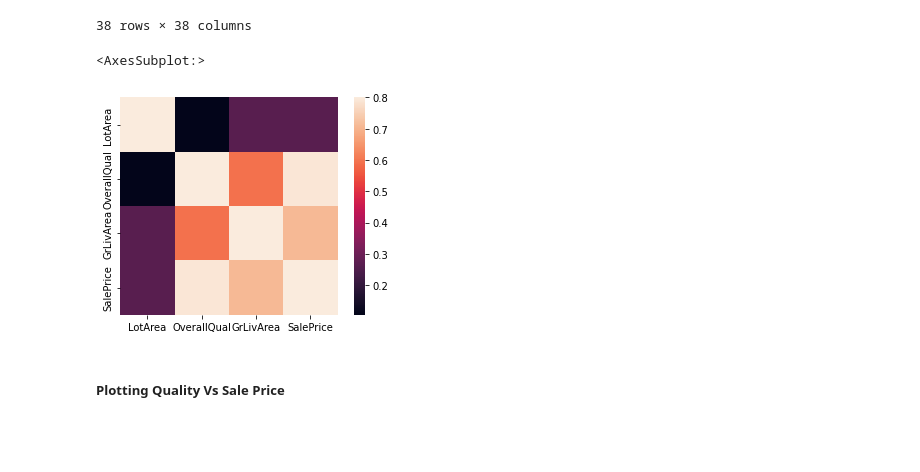
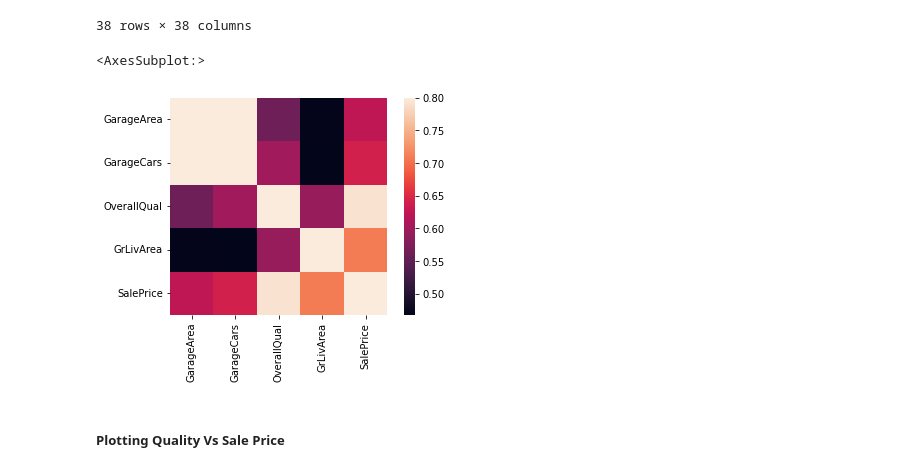
Before and after one commit to jatinchawda1503/dsp-jatin-chawda, a Jupyter notebook: notebooks/house-prices-modeling.ipynb, the cells around one changed output. Saved outputs shown, nothing was run; the diff lists cells and outputs as text; code cells hidden in the pictures; blank space fills up the shorter version.

Commit message:
Playing with data

```diff
--- a/notebooks/house-prices-modeling.ipynb
+++ b/notebooks/house-prices-modeling.ipynb
@@ -9,7 +9,7 @@ from sklearn.linear_model import LinearRegression
 from sklearn.metrics import mean_squared_log_error
 from sklearn.metrics import r2_score
 # %%
-data = pd.read_csv("data/train.csv")
+data = pd.read_csv("../data/train.csv")
 # %% [markdown]
 #### Checking the data
 # %%
@@ -74,10 +74,10 @@ correlation
 | SalePrice | -0.021917 | -0.084284 | 0.351799 | 0.263843 | 0.790982 | -0.077856 | 0.522897 | 0.507101 | ... |
 38 rows × 38 columns
 # %%
-sns.heatmap(data[['LotArea', 'Neighborhood', 'OverallQual','GrLivArea','SalePrice']].corr(), vmax=.8, square=True)
+sns.heatmap(data[['GarageArea', 'GarageCars', 'OverallQual','GrLivArea','SalePrice']].corr(), vmax=.8, square=True)
 # %% [output]
 <AxesSubplot:>
-[figure, old version]
+[figure, new version]
 # %% [markdown]
 ##### Plotting Quality Vs Sale Price
 # %%
```
Also changed, not shown: parts of 2 cells of this notebook.
